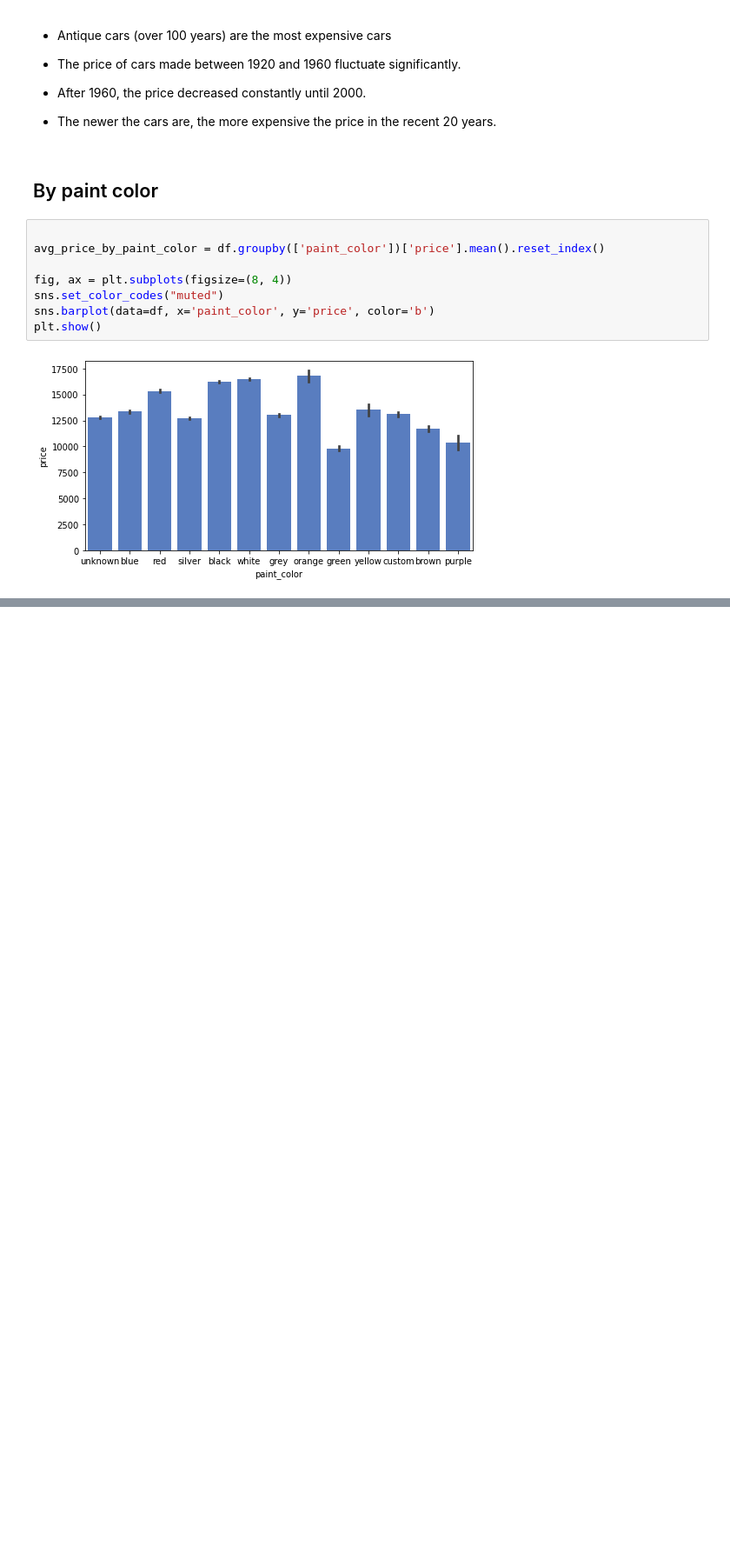
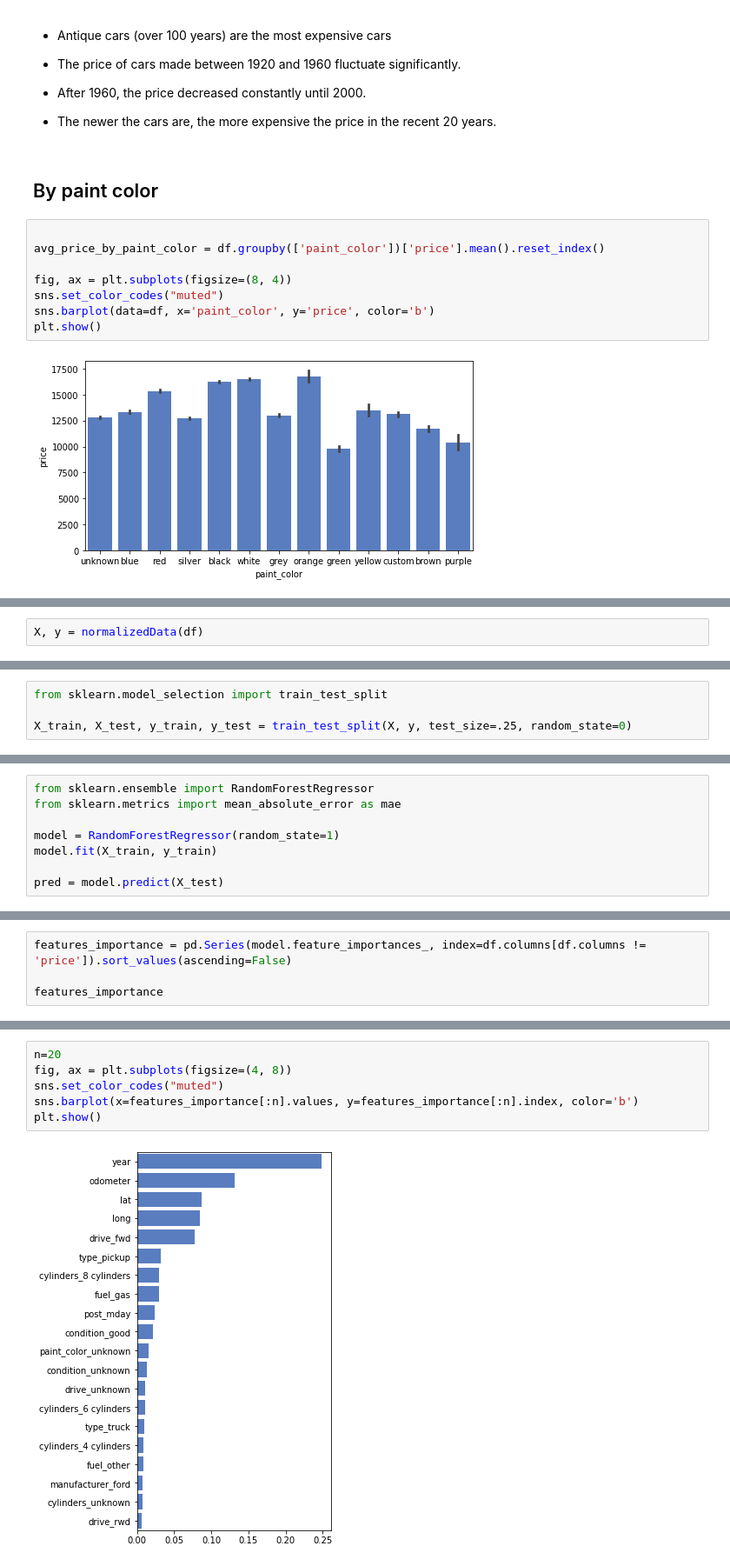
Before and after one commit to ixiaopan/GroupWork, a Jupyter notebook: DataMining/EDA-panpan.ipynb, the cells around one changed output, grey strips where cells are left out. Shown at 87% size. Drawn from its saved outputs; the diff is of its cells as text; blank space fills up the shorter version.

Commit message:
UsedCar-RandomForest

```diff
--- a/DataMining/EDA-panpan.ipynb
+++ b/DataMining/EDA-panpan.ipynb
@@ -516,0 +550,2 @@ plt.show()
+# %%
+X, y = normalizedData(df)
@@ -516,0 +558,4 @@ plt.show()
+# %%
+from sklearn.model_selection import train_test_split
+
+X_train, X_test, y_train, y_test = train_test_split(X, y, test_size=.25, random_state=0)
@@ -516,0 +568,8 @@ plt.show()
+# %%
+from sklearn.ensemble import RandomForestRegressor
+from sklearn.metrics import mean_absolute_error as mae
+
+model = RandomForestRegressor(random_state=1)
+model.fit(X_train, y_train)
+
+pred = model.predict(X_test)
@@ -516,0 +586,4 @@ plt.show()
+# %%
+features_importance = pd.Series(model.feature_importances_, index=df.columns[df.columns != 'price']).sort_values(ascending=False)
+
+features_importance
@@ -516,0 +603,8 @@ plt.show()
+# %%
+n=20
+fig, ax = plt.subplots(figsize=(4, 8))
+sns.set_color_codes("muted")
+sns.barplot(x=features_importance[:n].values, y=features_importance[:n].index, color='b')
+plt.show()
+# %% [output]
+[figure, added]
```
Also changed, not shown: parts of 47 cells of this notebook.
